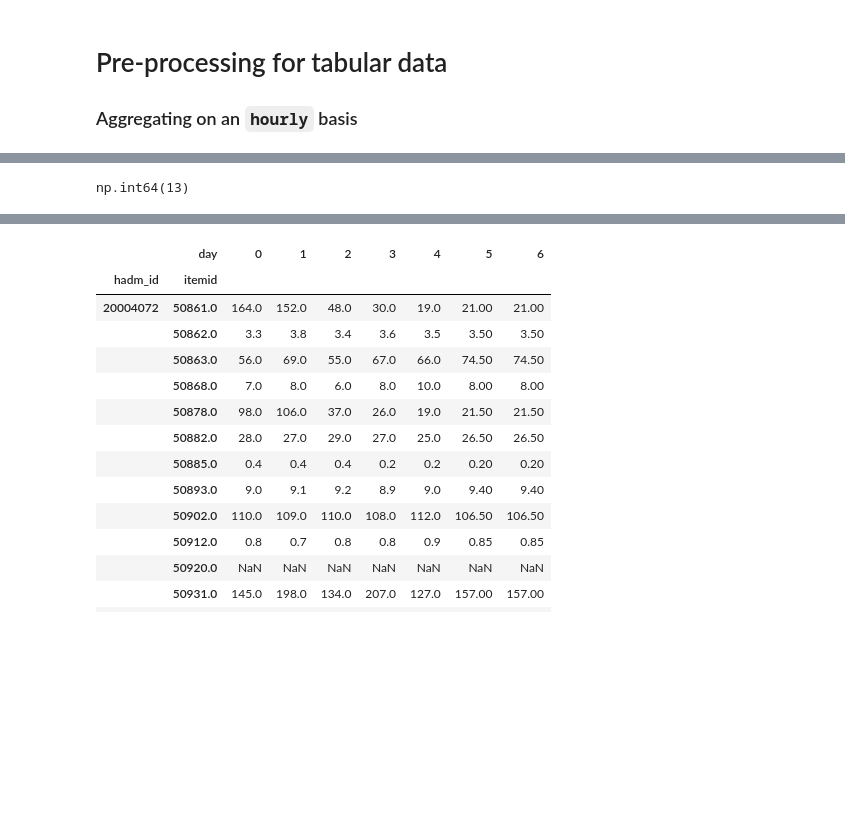
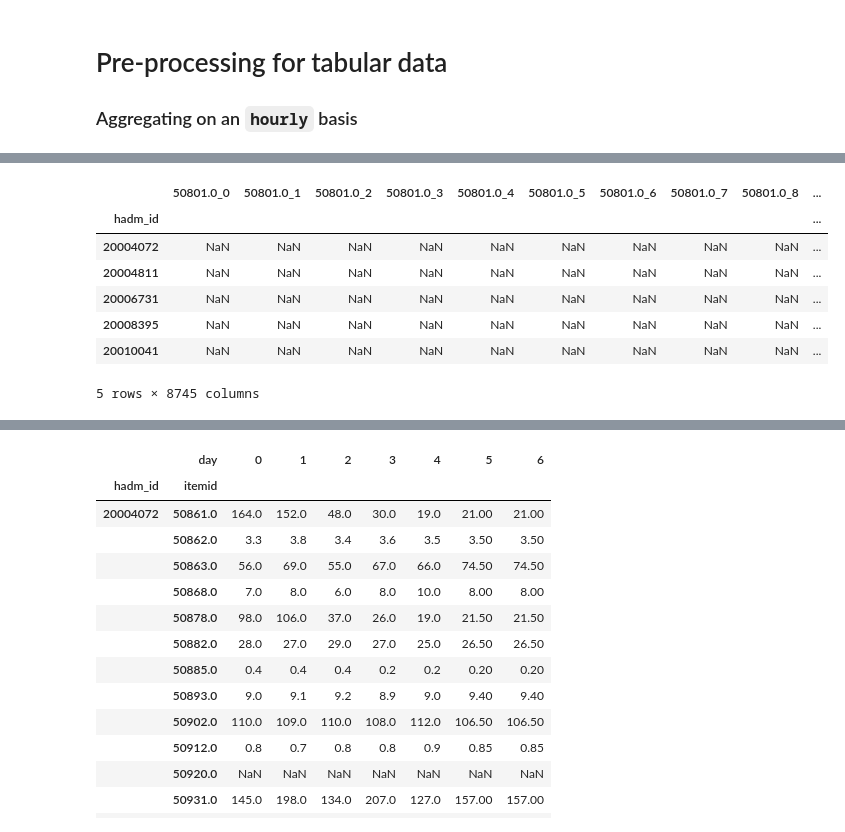
Before and after one commit to Crazz-Zaac/informative-missingness, a Jupyter notebook: project/notebooks/exp_2025.ipynb, the cells around one changed output, grey strips where cells are left out. Drawn from its saved outputs; the diff is of its cells as text; code cells hidden in the pictures; blank space fills up the shorter version.

```diff
--- a/project/notebooks/exp_2025.ipynb
+++ b/project/notebooks/exp_2025.ipynb
@@ -256,7 +266,19 @@ patient_ts = (
 # %%
-patient_df['hour_bin'].max()
+df_ts = patient_ts.set_index(["hadm_id", "itemid"])
+df_mx = df_ts.unstack(level=-1)
+df_mx.columns = df_mx.columns.swaplevel(0,1 )
+df_mx = df_mx.sort_index(axis=1)
+df_mx.columns = ['_'.join(map(str, col)) for col in df_mx.columns]
+df_mx.head()
 # %% [output]
+|  | 50801.0_0 | 50801.0_1 | 50801.0_2 | 50801.0_3 | 50801.0_4 | 50801.0_5 | 50801.0_6 | 50801.0_7 | 50801.0_8 | ... |
+| hadm_id |  |  |  |  |  |  |  |  |  | ... |
+| 20004072 | NaN | NaN | NaN | NaN | NaN | NaN | NaN | NaN | NaN | ... |
+| 20004811 | NaN | NaN | NaN | NaN | NaN | NaN | NaN | NaN | NaN | ... |
+| 20006731 | NaN | NaN | NaN | NaN | NaN | NaN | NaN | NaN | NaN | ... |
+| 20008395 | NaN | NaN | NaN | NaN | NaN | NaN | NaN | NaN | NaN | ... |
+| 20010041 | NaN | NaN | NaN | NaN | NaN | NaN | NaN | NaN | NaN | ... |
-np.int64(13)
+5 rows × 8745 columns
 # %%
 patient_df.head()
 # %% [output]
```
Also changed, not shown: parts of 3 cells of this notebook, 3 other files.
